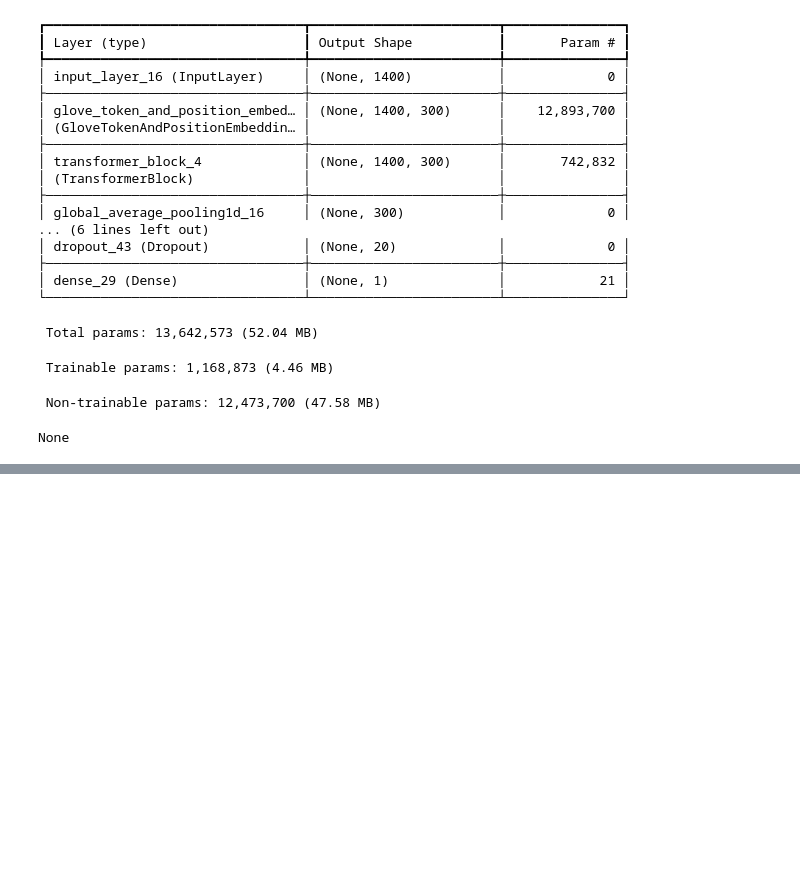
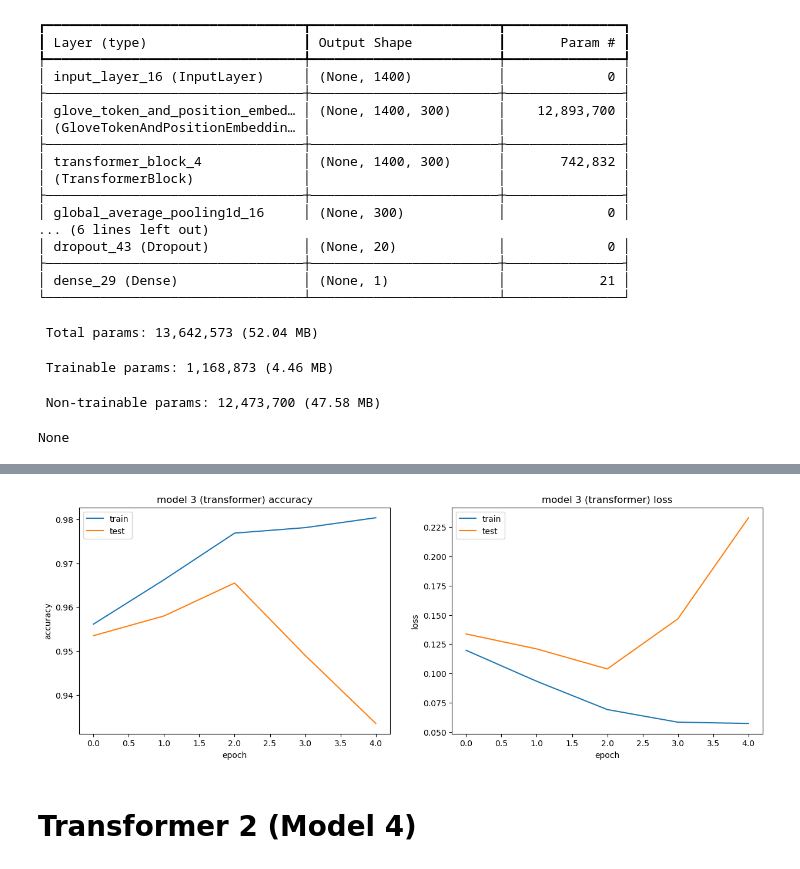
Before and after one commit to JocelynRupp/ML_Lab_7, a Jupyter notebook: Lab 7.ipynb, the cells around one changed output, grey strips where cells are left out. Drawn from its saved outputs; the diff is of its cells as text; code cells hidden in the pictures; blank space fills up the shorter version.

```diff
--- a/Lab 7.ipynb
+++ b/Lab 7.ipynb
@@ -650,28 +675,32 @@ mt.f1_score(y_test, yhat3)
 # %%
 # combine all the history from training together
 combined = dict()
-for key in ['acc','val_acc','loss','val_loss']:
+for key in ['accuracy','val_accuracy','loss','val_loss']:
     combined[key] = np.hstack([x.history[key] for x in history3])
 
 # summarize history for accuracy
 plt.figure(figsize=(15,5))
 plt.subplot(121)
-plt.plot(combined['acc'])
-plt.plot(combined['val_acc'])
-plt.title('model 3 accuracy')
+plt.plot(combined['accuracy'])
+plt.plot(combined['val_accuracy'])
+plt.title('model 3 (transformer) accuracy')
 plt.ylabel('accuracy')
 plt.xlabel('epoch')
 plt.legend(['train', 'test'], loc='upper left')
 
 # summarize history for loss
 plt.subplot(122)
 plt.plot(combined['loss'])
 plt.plot(combined['val_loss'])
-plt.title('model 3 loss')
+plt.title('model 3 (transformer) loss')
 plt.ylabel('loss')
 plt.xlabel('epoch')
 plt.legend(['train', 'test'], loc='upper left')
 plt.show()
+# %% [output]
+[figure, added]
+# %% [markdown]
+# Transformer 2 (Model 4)
 # %%
 num_heads = 3  # Number of attention heads
 ff_dim = 32  # Hidden layer size in feed forward network inside transformer
```
Also changed, not shown: parts of 73 cells of this notebook, 2 other files.
